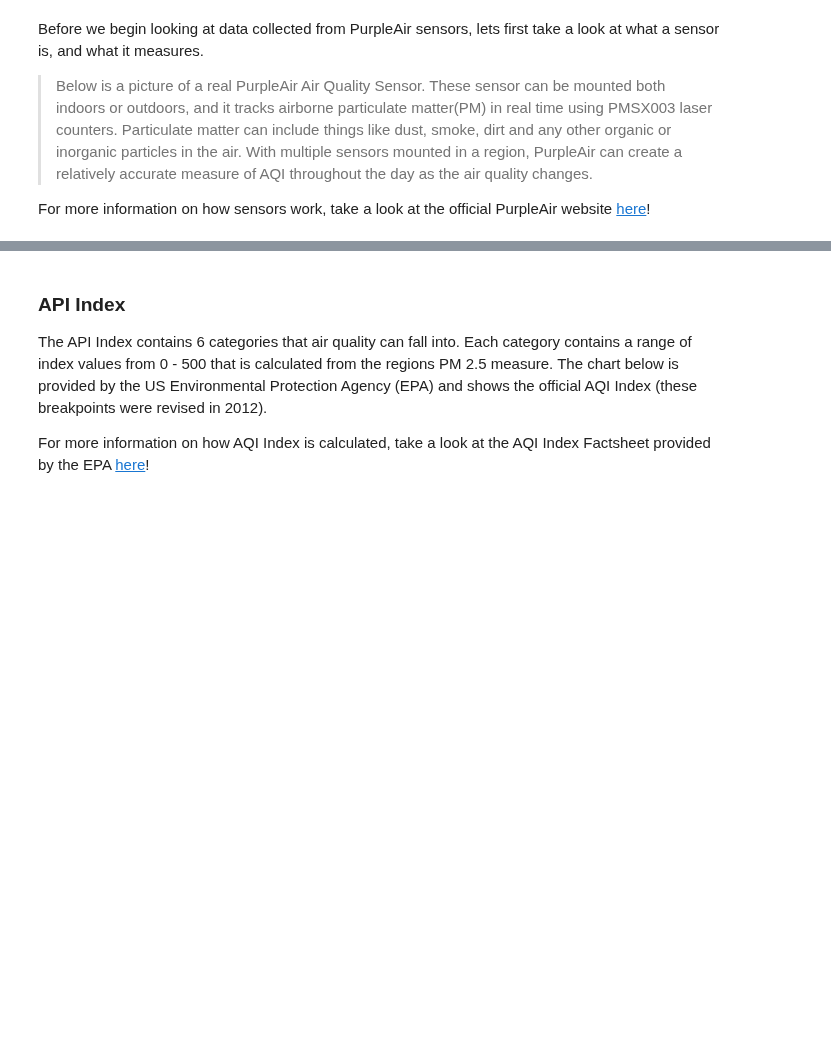
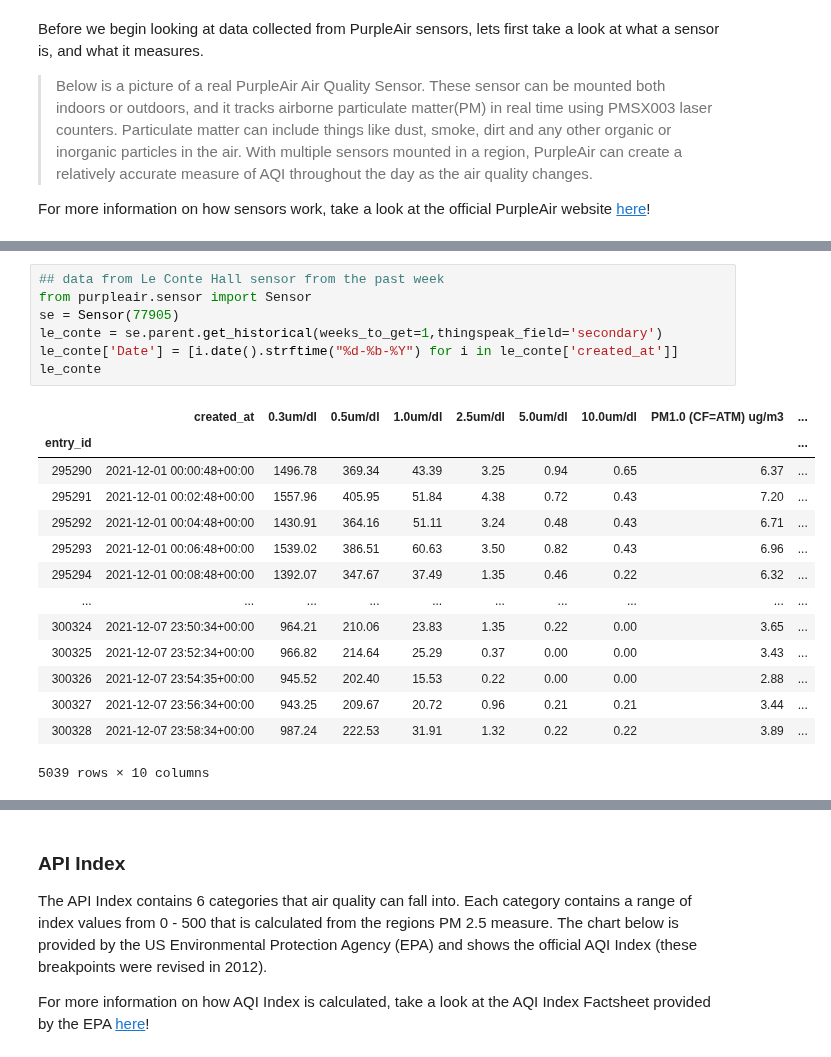
Before and after one commit to ds-modules/air-quality, a Jupyter notebook: Berkeley_AQI.ipynb, the cells around one changed output, grey strips where cells are left out. Cells and saved outputs as stored; diff of their text form; blank space fills up the shorter version.

```diff
--- a/Berkeley_AQI.ipynb
+++ b/Berkeley_AQI.ipynb
@@ -128,0 +188,22 @@ The histogram above shows that many of PM 2.5 measures were most frequently some
+# %%
+## data from Le Conte Hall sensor from the past week
+from purpleair.sensor import Sensor
+se = Sensor(77905)
+le_conte = se.parent.get_historical(weeks_to_get=1,thingspeak_field='secondary')
+le_conte['Date'] = [i.date().strftime("%d-%b-%Y") for i in le_conte['created_at']]
+le_conte
+# %% [output]
+|  | created_at | 0.3um/dl | 0.5um/dl | 1.0um/dl | 2.5um/dl | 5.0um/dl | 10.0um/dl | PM1.0 (CF=ATM) ug/m3 | ... |
+| entry_id |  |  |  |  |  |  |  |  | ... |
+| 295290 | 2021-12-01 00:00:48+00:00 | 1496.78 | 369.34 | 43.39 | 3.25 | 0.94 | 0.65 | 6.37 | ... |
+| 295291 | 2021-12-01 00:02:48+00:00 | 1557.96 | 405.95 | 51.84 | 4.38 | 0.72 | 0.43 | 7.20 | ... |
+| 295292 | 2021-12-01 00:04:48+00:00 | 1430.91 | 364.16 | 51.11 | 3.24 | 0.48 | 0.43 | 6.71 | ... |
+| 295293 | 2021-12-01 00:06:48+00:00 | 1539.02 | 386.51 | 60.63 | 3.50 | 0.82 | 0.43 | 6.96 | ... |
+| 295294 | 2021-12-01 00:08:48+00:00 | 1392.07 | 347.67 | 37.49 | 1.35 | 0.46 | 0.22 | 6.32 | ... |
+| ... | ... | ... | ... | ... | ... | ... | ... | ... | ... |
+| 300324 | 2021-12-07 23:50:34+00:00 | 964.21 | 210.06 | 23.83 | 1.35 | 0.22 | 0.00 | 3.65 | ... |
+| 300325 | 2021-12-07 23:52:34+00:00 | 966.82 | 214.64 | 25.29 | 0.37 | 0.00 | 0.00 | 3.43 | ... |
+| 300326 | 2021-12-07 23:54:35+00:00 | 945.52 | 202.40 | 15.53 | 0.22 | 0.00 | 0.00 | 2.88 | ... |
+| 300327 | 2021-12-07 23:56:34+00:00 | 943.25 | 209.67 | 20.72 | 0.96 | 0.21 | 0.21 | 3.44 | ... |
+| 300328 | 2021-12-07 23:58:34+00:00 | 987.24 | 222.53 | 31.91 | 1.32 | 0.22 | 0.22 | 3.89 | ... |
+5039 rows × 10 columns
```
Also changed, not shown: parts of 63 cells of this notebook, 1 other file.
